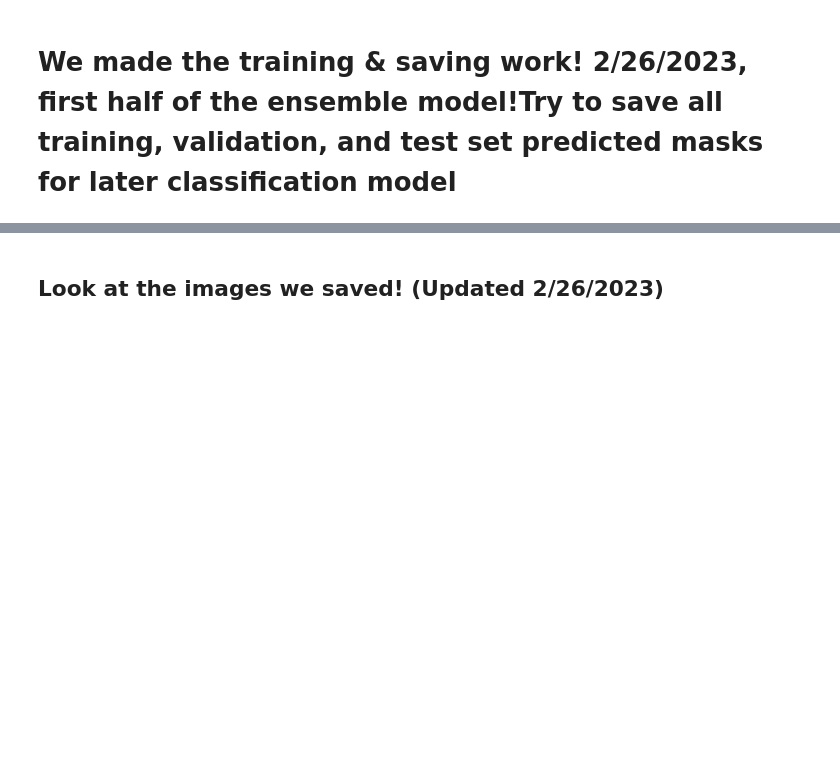
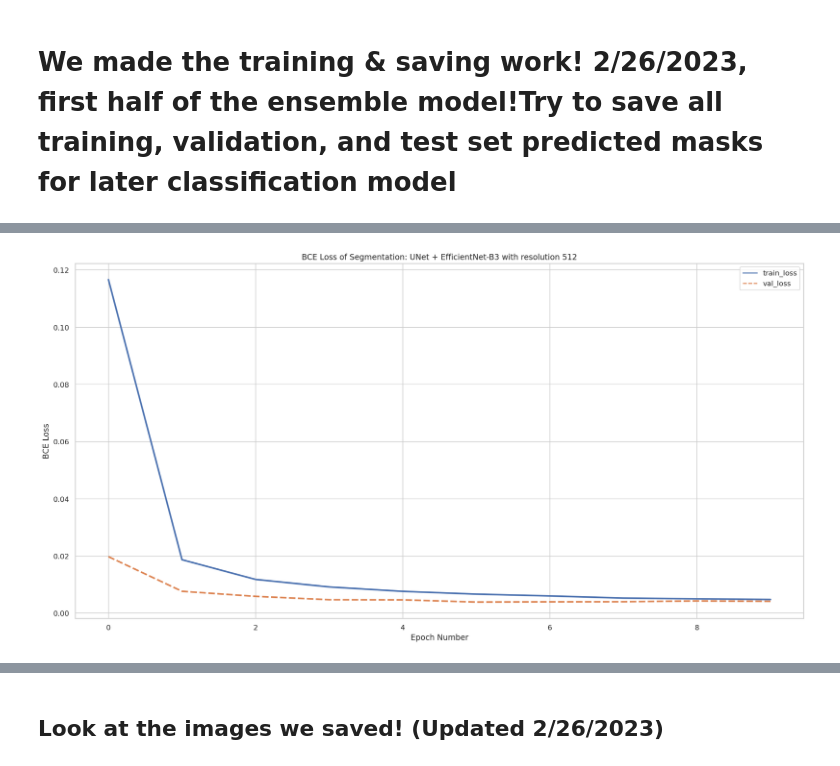
Before and after one commit to Angela-Wang111/DSC-180B-Project, a Jupyter notebook: ensemble_model_1.ipynb, the cells around one changed output, grey strips where cells are left out. Saved outputs shown, nothing was run; the diff lists cells and outputs as text; code cells hidden in the pictures; blank space fills up the shorter version.

```diff
--- a/ensemble_model_1.ipynb
+++ b/ensemble_model_1.ipynb
@@ -505,0 +658,4 @@ val_dice_arr
+# %%
+plot_both_loss(train_loss, val_loss, "Segmentation: UNet + EfficientNet-B3", str(RESOLUTION))
+# %% [output]
+[figure, added]
```
Also changed, not shown: parts of 23 cells of this notebook, 3 other files.
